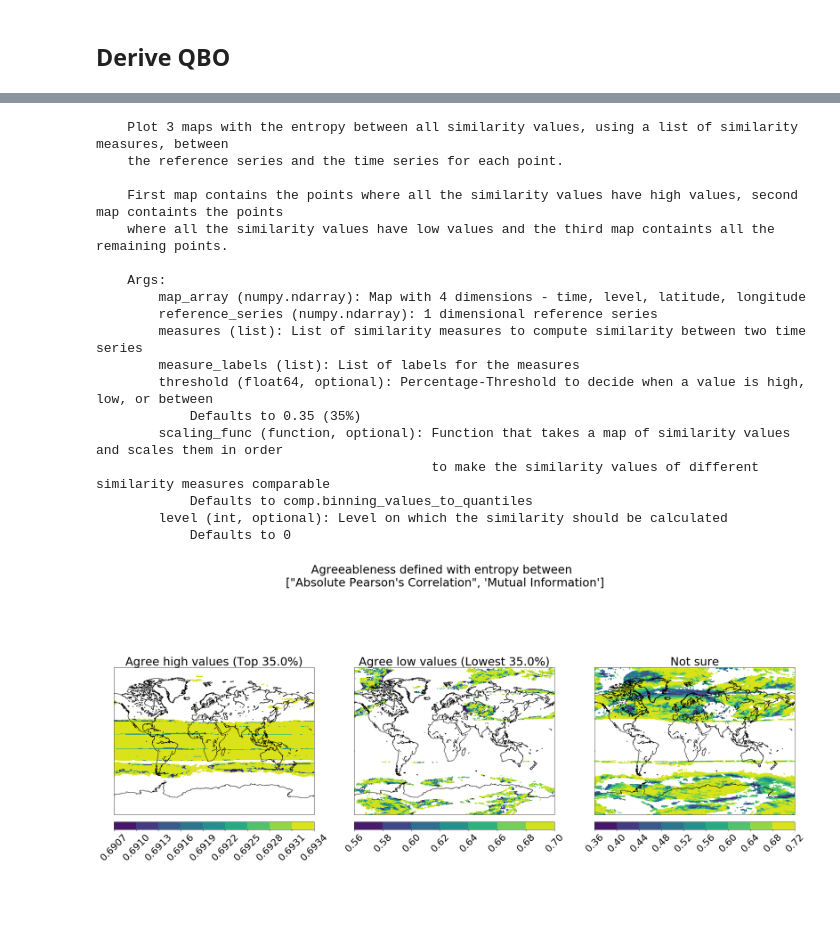
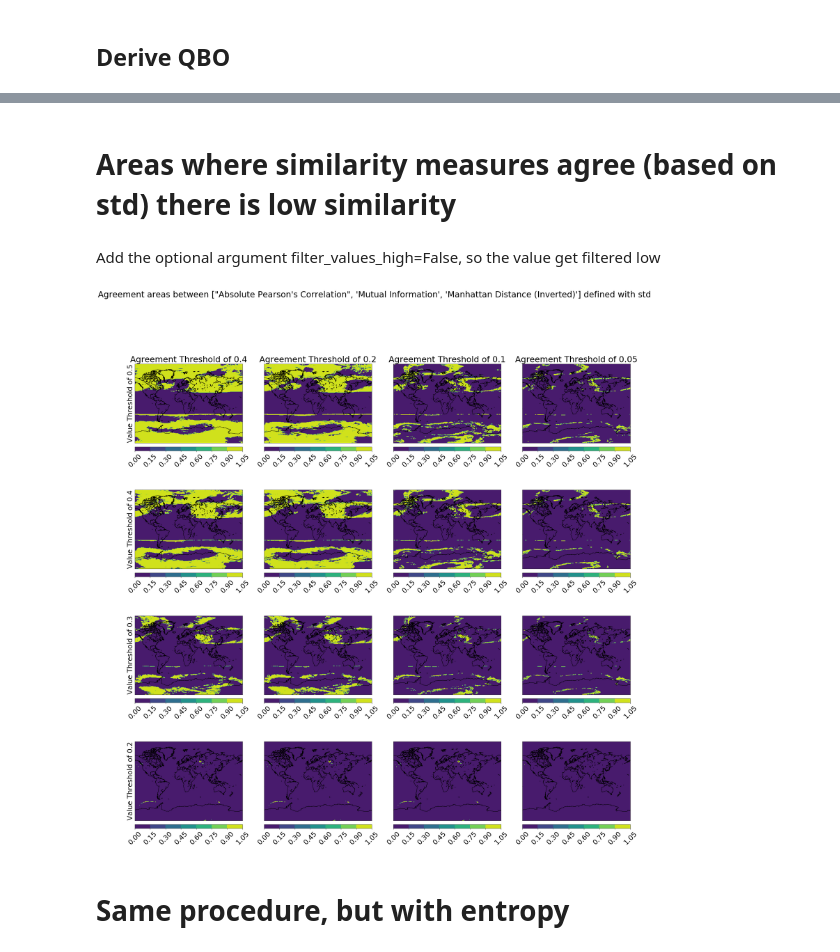
Before and after one commit to Climate-Data-Science/Climate-Similarity-Metrics, a Jupyter notebook: 10_agreeableness_defined_with_std_and_entropy.ipynb, the cells around one changed output, grey strips where cells are left out. Cells and saved outputs as stored; diff of their text form; code cells hidden in the pictures; blank space fills up the shorter version.

```diff
--- a/10_agreeableness_defined_with_std_and_entropy.ipynb
+++ b/10_agreeableness_defined_with_std_and_entropy.ipynb
@@ -36,3 +37,3 @@ measures = [sim.pearson_correlation_abs, sim.mutual_information]
 # %%
-measure_labels = ["Absolute Pearson's Correlation", "Mutual Information"]
+measure_labels = ["Absolute Pearson's Correlation", "Mutual Information", "Manhattan Distance (Inverted)"]
 # %%
@@ -56,3 +56,5 @@ print(plots.plot_std_between_similarity_measures.__doc__)
             Defaults to comp.binning_values_to_quantiles
         level (int, optional): Level on which the similarity should be calculated
             Defaults to 0
+# %%
+agreement_func = np.std #Standard Deviation
@@ -67,25 +71,14 @@ The dedent function was deprecated in Matplotlib 3.1 and will be removed in 3.3.
-# %%
-print(plots.plot_entropy_between_similarity_measures.__doc__)
-# %% [output]
-    Plot 3 maps with the entropy between all similarity values, using a list of similarity measures, between
-    the reference series and the time series for each point.
-
-    First map contains the points where all the similarity values have high values, second map containts the points
-    where all the similarity values have low values and the third map containts all the remaining points.
-
-    Args:
-        map_array (numpy.ndarray): Map with 4 dimensions - time, level, latitude, longitude
-        reference_series (numpy.ndarray): 1 dimensional reference series
-        measures (list): List of similarity measures to compute similarity between two time series
-        measure_labels (list): List of labels for the measures
-        threshold (float64, optional): Percentage-Threshold to decide when a value is high, low, or between
-            Defaults to 0.35 (35%)
-        scaling_func (function, optional): Function that takes a map of similarity values and scales them in order
-                                           to make the similarity values of different similarity measures comparable
-            Defaults to comp.binning_values_to_quantiles
-        level (int, optional): Level on which the similarity should be calculated
-            Defaults to 0
+# %% [markdown]
+<h1>Areas where similarity measures agree (based on std) there is low similarity</h1>
+# %% [markdown]
+Add the optional argument filter_values_high=False, so the value get filtered low
+# %%
+value_thresholds = [0.5, 0.4, 0.3, 0.2]
+# %%
+agreement_thresholds = [0.4, 0.2, 0.1, 0.05]
 # %%
-plots.plot_entropy_between_similarity_measures(u_l30, qbo_equator,  measures, measure_labels)
+plots.plot_agreement_areas_defined_with(u_l30, qbo_equator, measures, measure_labels, agreement_func, value_thresholds, agreement_thresholds, filter_values_high=False)
 # %% [output]
-[figure, old version]
+[figure, new version]
+# %% [markdown]
+<h1>Same procedure, but with entropy</h1>
```
Also changed, not shown: parts of 14 cells of this notebook, 2 other files.
